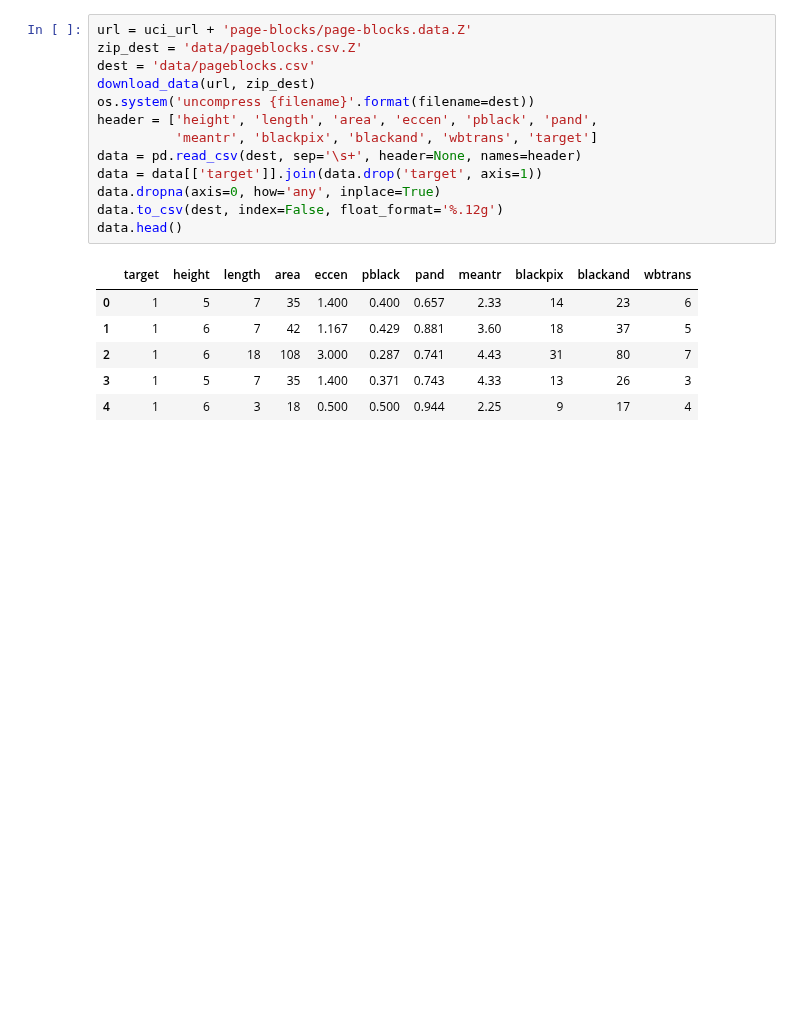
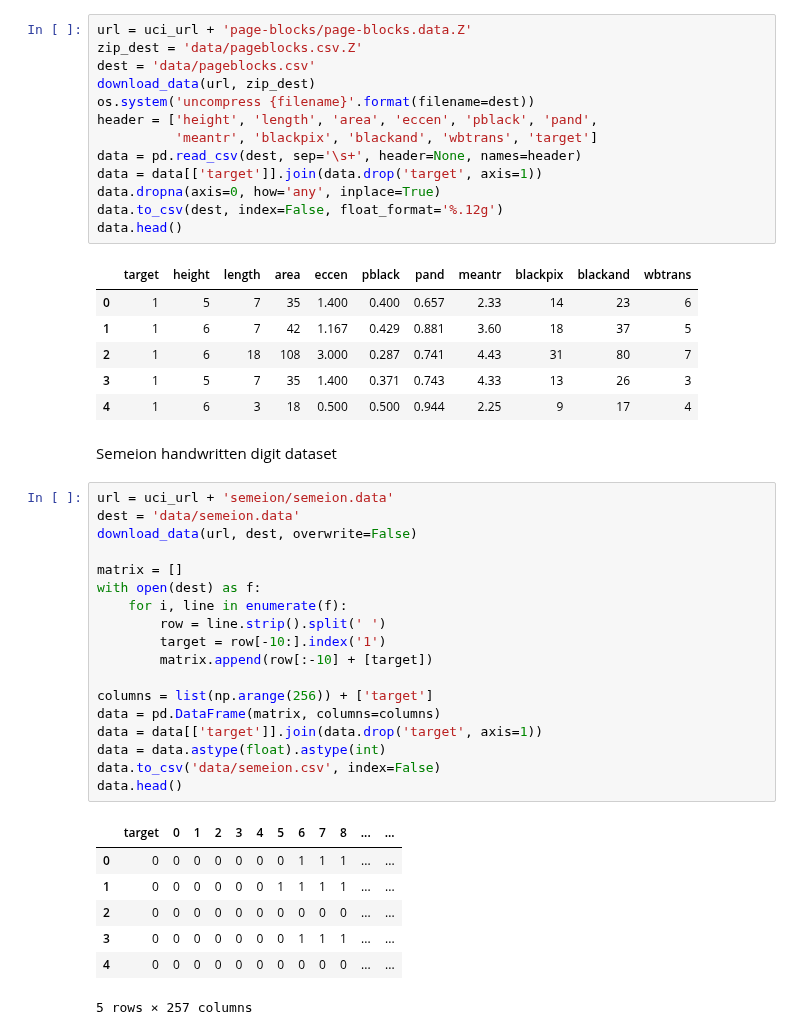
Before and after one commit to chengsoonong/mclass-sky, a Jupyter notebook: projects/peerjcs16/uci_datasets.ipynb, the cells around one changed output. Saved outputs shown, nothing was run; the diff lists cells and outputs as text; blank space fills up the shorter version.

```diff
--- a/projects/peerjcs16/uci_datasets.ipynb
+++ b/projects/peerjcs16/uci_datasets.ipynb
@@ -207,3 +207,31 @@ data.head()
 | 2 | 1 | 6 | 18 | 108 | 3.000 | 0.287 | 0.741 | 4.43 | 31 | 80 | 7 |
 | 3 | 1 | 5 | 7 | 35 | 1.400 | 0.371 | 0.743 | 4.33 | 13 | 26 | 3 |
 | 4 | 1 | 6 | 3 | 18 | 0.500 | 0.500 | 0.944 | 2.25 | 9 | 17 | 4 |
+# %% [markdown]
+Semeion handwritten digit dataset
+# %%
+url = uci_url + 'semeion/semeion.data'
+dest = 'data/semeion.data'
+download_data(url, dest, overwrite=False)
+
+matrix = []
+with open(dest) as f:
+    for i, line in enumerate(f):
+        row = line.strip().split(' ')
+        target = row[-10:].index('1')
+        matrix.append(row[:-10] + [target])
+
+columns = list(np.arange(256)) + ['target']
+data = pd.DataFrame(matrix, columns=columns)
+data = data[['target']].join(data.drop('target', axis=1))
+data = data.astype(float).astype(int)
+data.to_csv('data/semeion.csv', index=False)
+data.head()
+# %% [output]
+|  | target | 0 | 1 | 2 | 3 | 4 | 5 | 6 | 7 | 8 | ... | ... |
+| 0 | 0 | 0 | 0 | 0 | 0 | 0 | 0 | 1 | 1 | 1 | ... | ... |
+| 1 | 0 | 0 | 0 | 0 | 0 | 0 | 1 | 1 | 1 | 1 | ... | ... |
+| 2 | 0 | 0 | 0 | 0 | 0 | 0 | 0 | 0 | 0 | 0 | ... | ... |
+| 3 | 0 | 0 | 0 | 0 | 0 | 0 | 0 | 1 | 1 | 1 | ... | ... |
+| 4 | 0 | 0 | 0 | 0 | 0 | 0 | 0 | 0 | 0 | 0 | ... | ... |
+5 rows × 257 columns
```
Also changed, not shown: parts of 3 cells of this notebook, 1 other file.
